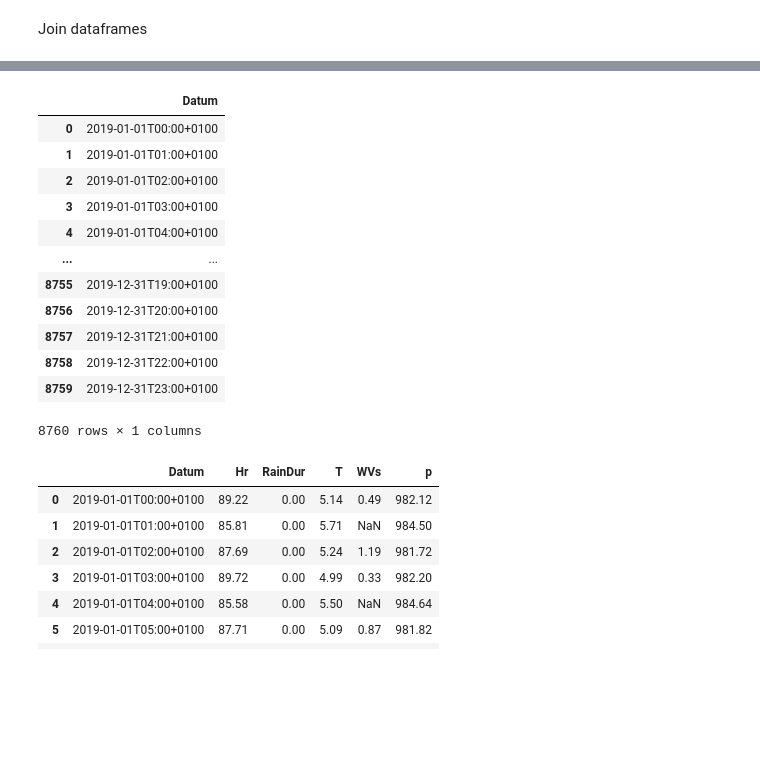
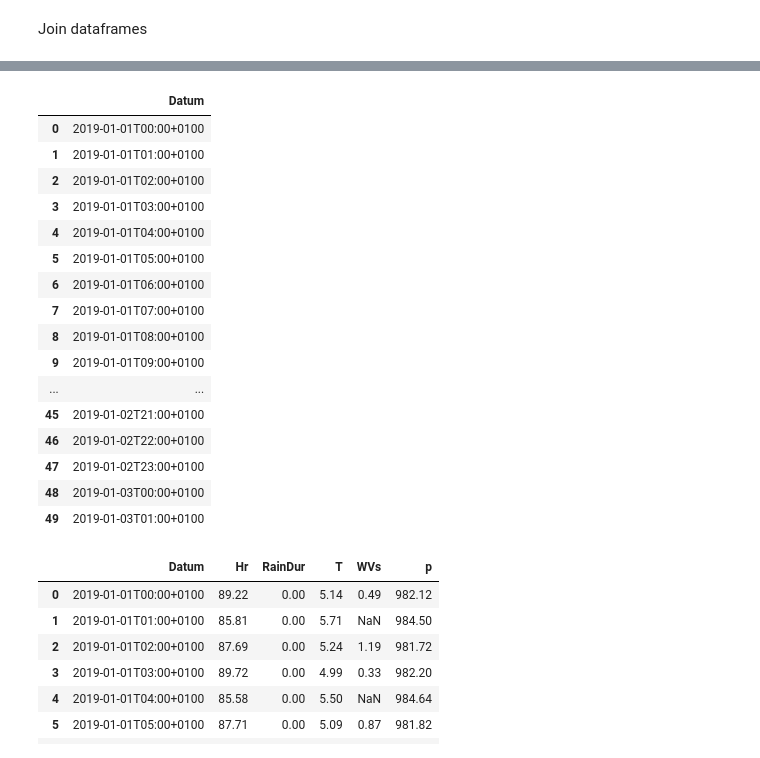
Before and after one commit to merclehoczky/HealthDataChallenge, a Jupyter notebook: scripts/explore_ZH_weather_19.ipynb, the cells around one changed output, grey strips where cells are left out. Saved outputs shown, nothing was run; the diff lists cells and outputs as text; code cells hidden in the pictures; blank space fills up the shorter version.

```diff
--- a/scripts/explore_ZH_weather_19.ipynb
+++ b/scripts/explore_ZH_weather_19.ipynb
@@ -189,5 +193,5 @@ w19_new.groupby(np.arange(len(w19_new))//3).mean()
 # %% [markdown]
 Join dataframes
 # %%
-w19_new.reset_index(drop=True)
-dates.reset_index(drop=True)
+w19_new = w19_new.reset_index(drop=True)
+dates = dates.reset_index(drop=True)
@@ -208,19 +198,23 @@ dates.reset_index(drop=True)
 # %%
-dates
+dates.head(50)
 # %% [output]
 |  | Datum |
 | 0 | 2019-01-01T00:00+0100 |
 | 1 | 2019-01-01T01:00+0100 |
 | 2 | 2019-01-01T02:00+0100 |
 | 3 | 2019-01-01T03:00+0100 |
 | 4 | 2019-01-01T04:00+0100 |
+| 5 | 2019-01-01T05:00+0100 |
+| 6 | 2019-01-01T06:00+0100 |
+| 7 | 2019-01-01T07:00+0100 |
+| 8 | 2019-01-01T08:00+0100 |
+| 9 | 2019-01-01T09:00+0100 |
 | ... | ... |
-| 8755 | 2019-12-31T19:00+0100 |
-| 8756 | 2019-12-31T20:00+0100 |
-| 8757 | 2019-12-31T21:00+0100 |
-| 8758 | 2019-12-31T22:00+0100 |
-| 8759 | 2019-12-31T23:00+0100 |
+| 45 | 2019-01-02T21:00+0100 |
+| 46 | 2019-01-02T22:00+0100 |
+| 47 | 2019-01-02T23:00+0100 |
+| 48 | 2019-01-03T00:00+0100 |
+| 49 | 2019-01-03T01:00+0100 |
-8760 rows × 1 columns
 # %%
 w19 = pd.merge(w19_new, dates, left_index = True, right_index = True)
 w19 = w19[['Datum', 'Hr', 'RainDur', 'T', 'WVs', 'p']]
```
Also changed, not shown: parts of 2 cells of this notebook.
